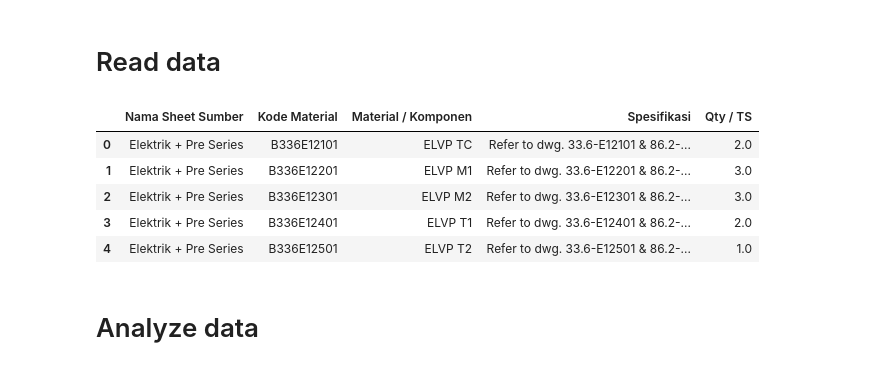
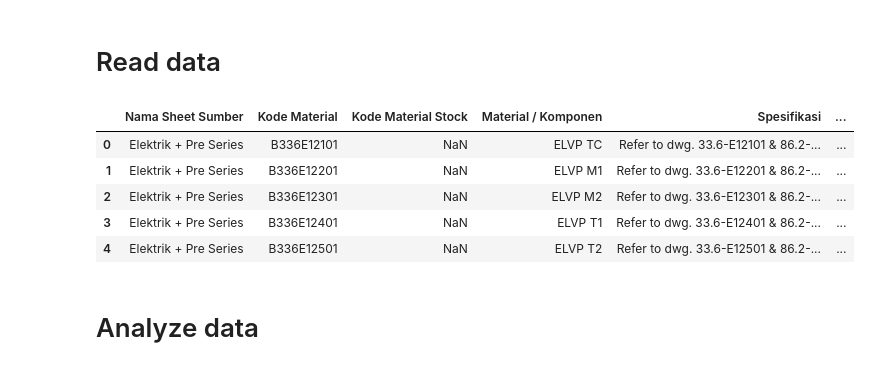
Before and after one commit to widura26/recap-automation, a Jupyter notebook: recap_automation.ipynb, the cells around one changed output. Saved outputs shown, nothing was run; the diff lists cells and outputs as text; code cells hidden in the pictures.

```diff
--- a/recap_automation.ipynb
+++ b/recap_automation.ipynb
@@ -262,16 +712,16 @@ dtype: int64
 # %% [markdown]
 # Read data
 # %%
-urx = "https://docs.google.com/spreadsheets/d/1Ibki18gicAFziEx1urTrvDv_KkzrkMMnRrbwqNYpOkw/export?format=csv&gid=1686922189"
+urx = "https://docs.google.com/spreadsheets/d/1Ibki18gicAFziEx1urTrvDv_KkzrkMMnRrbwqNYpOkw/export?format=csv&gid=1134789511"
 
 data = pd.read_csv(urx, low_memory=False)
 data.head()
 # %% [output]
-|  | Nama Sheet Sumber | Kode Material | Material / Komponen | Spesifikasi | Qty / TS |
-| 0 | Elektrik + Pre Series | B336E12101 | ELVP TC | Refer to dwg. 33.6-E12101 & 86.2-... | 2.0 |
-| 1 | Elektrik + Pre Series | B336E12201 | ELVP M1 | Refer to dwg. 33.6-E12201 & 86.2-... | 3.0 |
-| 2 | Elektrik + Pre Series | B336E12301 | ELVP M2 | Refer to dwg. 33.6-E12301 & 86.2-... | 3.0 |
-| 3 | Elektrik + Pre Series | B336E12401 | ELVP T1 | Refer to dwg. 33.6-E12401 & 86.2-... | 2.0 |
-| 4 | Elektrik + Pre Series | B336E12501 | ELVP T2 | Refer to dwg. 33.6-E12501 & 86.2-... | 1.0 |
+|  | Nama Sheet Sumber | Kode Material | Kode Material Stock | Material / Komponen | Spesifikasi | ... |
+| 0 | Elektrik + Pre Series | B336E12101 | NaN | ELVP TC | Refer to dwg. 33.6-E12101 & 86.2-... | ... |
+| 1 | Elektrik + Pre Series | B336E12201 | NaN | ELVP M1 | Refer to dwg. 33.6-E12201 & 86.2-... | ... |
+| 2 | Elektrik + Pre Series | B336E12301 | NaN | ELVP M2 | Refer to dwg. 33.6-E12301 & 86.2-... | ... |
+| 3 | Elektrik + Pre Series | B336E12401 | NaN | ELVP T1 | Refer to dwg. 33.6-E12401 & 86.2-... | ... |
+| 4 | Elektrik + Pre Series | B336E12501 | NaN | ELVP T2 | Refer to dwg. 33.6-E12501 & 86.2-... | ... |
 # %% [markdown]
 # Analyze data
```
Also changed, not shown: parts of 82 cells of this notebook.
